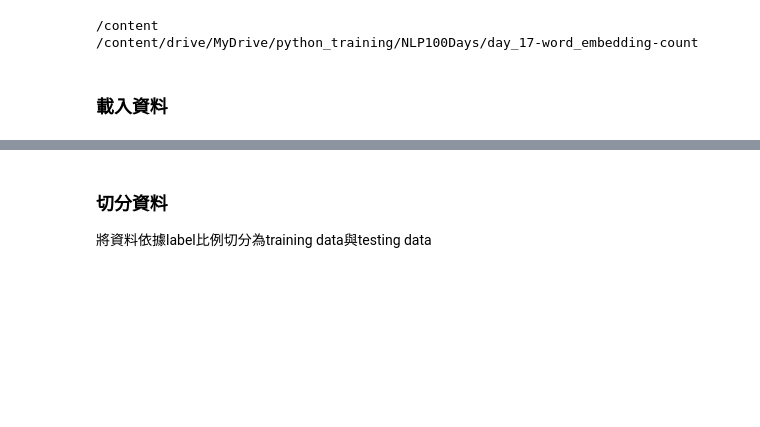
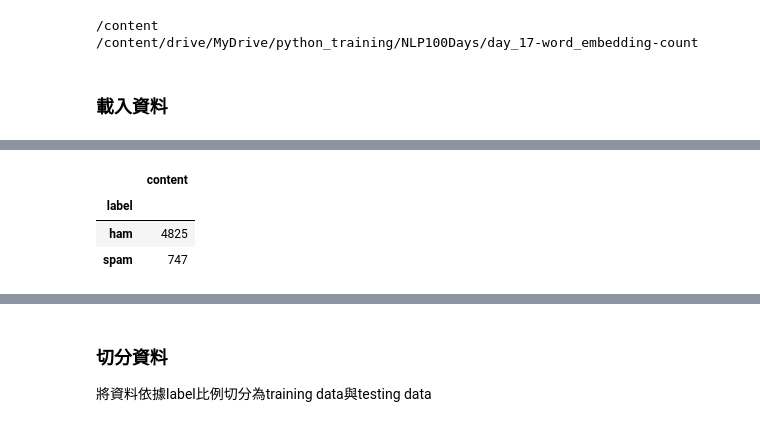
Before and after one commit to liangbin0121/NLP100Days, a Jupyter notebook: Day17-計數方法詞向量實作_作業.ipynb, the cells around one changed output, grey strips where cells are left out. Saved outputs shown, nothing was run; the diff lists cells and outputs as text; code cells hidden in the pictures; blank space fills up the shorter version.

```diff
--- a/Day17-計數方法詞向量實作_作業.ipynb
+++ b/Day17-計數方法詞向量實作_作業.ipynb
@@ -50,6 +43,12 @@ label	content
 # %%
 # check how many spams and hams
 ###<your code>###
+sms_data.groupby('label').count()
+# %% [output]
+|  | content |
+| label |  |
+| ham | 4825 |
+| spam | 747 |
 # %%
 # change label to from string to number
 # "ham" --> 0, "spam" --> 1
```
Also changed, not shown: parts of 20 cells of this notebook.
